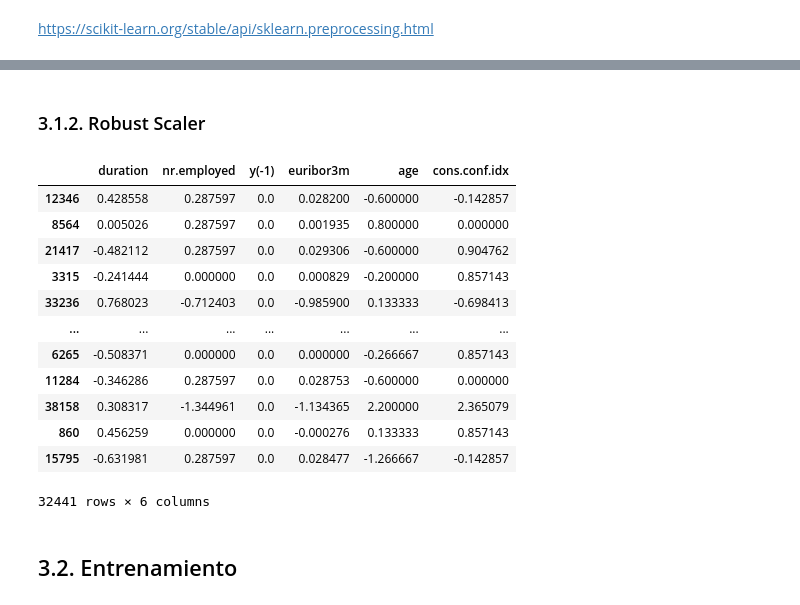
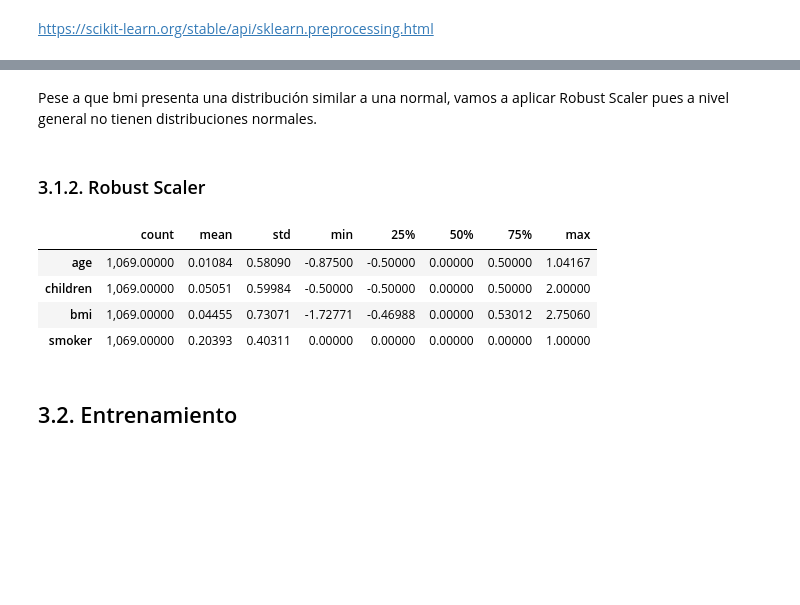
Before and after one commit to jjimvar/intro-ml, a Jupyter notebook: src/02-regression.ipynb, the cells around one changed output, grey strips where cells are left out. Saved outputs shown, nothing was run; the diff lists cells and outputs as text; code cells hidden in the pictures; blank space fills up the shorter version.

```diff
--- a/src/02-regression.ipynb
+++ b/src/02-regression.ipynb
@@ -660,13 +626,13 @@ Fuente: https://shap.readthedocs.io/en/latest/generated/shap.Explainer.html#shap
 # %%
 # Ajustamos un modelo predictor para analizar la importancia de cada caract.
-model_gbc = GradientBoostingClassifier(random_state=42).fit(X_train1, y_train1)
+model_gbc = GradientBoostingRegressor(random_state=42).fit(X_train1, y_train1)
 # Instanciamos el shap explainer y extraemos los valores
 explainer = shap.Explainer(model_gbc, X_val)
 shap_vals = explainer(X_val).values
 # Pasamos los valores absolutos a un df
 imp_shap = np.abs(shap_vals).mean(axis=0)
 imp_shap_pct = imp_shap/imp_shap.sum()*100
-df_shap_imp = pd.DataFrame({"feature": X_train_sel.columns, "shap_imp": imp_shap_pct.round(3)}).sort_values('shap_imp', ascending=False)
+df_shap_imp = pd.DataFrame({"feature": X_train.columns, "shap_imp": imp_shap_pct.round(3)}).sort_values('shap_imp', ascending=False)
 df_shap_imp
 # %% [output]
 |  | feature | shap_imp |
@@ -719,6 +669,6 @@ df_importances
 # %%
 # Eliminamos aquellas con un permutation importance negativo
-df_sel=df_importances[(df_importances["rf_importance"]>2)&(df_importances["shap_imp"]>1.8)]
+df_sel=df_importances[(df_importances["rf_importance"]>1)&(df_importances["perm_imp"]>1)&(df_importances["shap_imp"]>1)]
 df_sel
 # %% [output]
 |  | feature | rf_importance | perm_imp | shap_imp |
@@ -895,11 +752,10 @@ https://scikit-learn.org/stable/api/sklearn.preprocessing.html
 # %%
 # Definimos características objetivo
 ## BBDD train
-y_train_final=X_train_final["y"]
-X_train_final.drop(columns="y", inplace=True)
+X_train=X_train[sel]
 ## BBDD test
-X_test_final=X_test_sel[sel]
+X_test=X_test[sel]
 
 # Visualizamos resultados
-X_train_final.describe().T
+X_train.describe().T
 # %% [output]
@@ -979,31 +776,32 @@ pd.DataFrame([med, men, cv, asim, asim_an, cur, cur_an, esc],
+# %% [markdown]
+Pese a que bmi presenta una distribución similar a una normal, vamos a aplicar Robust Scaler  pues a nivel general no tienen distribuciones normales.
 # %% [markdown]
 ### 3.1.2. Robust Scaler
 # %%
-# Instaciamos el escalador
-rb_scal=RobustScaler()
-# Ajustamos y transformamos para train
-train_sc=rb_scal.fit_transform(X_train_final)
-## Pasamos a df
-X_train_sc=pd.DataFrame(train_sc, columns=X_train_final.columns, index=X_train_final.index)
-# Solo transformamos para test (independia base datos)
-test_sc=rb_scal.transform(X_test_final)
-## Pasamos a df
-X_test_sc=pd.DataFrame(test_sc, columns=X_test_final.columns, index=X_test_final.index)
+#Instaciamos el escalador
+scal=RobustScaler()
+##Ajustamos y transformamos para train
+train_sc=scal.fit_transform(X_train.drop(columns="smoker")) #no es necesario escalar una variable con una escala cercana a 1 (0/1)
+##Solo transformamos para test (independia base datos)
+test_sc=scal.transform(X_test.drop(columns="smoker"))
+
+#Pasamos a df
+##Columnas
+col=X_train.drop(columns="smoker").columns
+##Train
+X_train_sc=pd.DataFrame(train_sc, columns=col, index=X_train.index)
+X_train_sc["smoker"]=X_train["smoker"]
+##Test
+X_test_sc=pd.DataFrame(test_sc, columns=col, index=X_test.index)
+X_test_sc["smoker"]=X_test["smoker"]
 # %%
-X_train_sc
+#Testamos el resultado
+X_train_sc.describe().T
 # %% [output]
-|  | duration | nr.employed | y(-1) | euribor3m | age | cons.conf.idx |
-| 12346 | 0.428558 | 0.287597 | 0.0 | 0.028200 | -0.600000 | -0.142857 |
-| 8564 | 0.005026 | 0.287597 | 0.0 | 0.001935 | 0.800000 | 0.000000 |
-| 21417 | -0.482112 | 0.287597 | 0.0 | 0.029306 | -0.600000 | 0.904762 |
-| 3315 | -0.241444 | 0.000000 | 0.0 | 0.000829 | -0.200000 | 0.857143 |
-| 33236 | 0.768023 | -0.712403 | 0.0 | -0.985900 | 0.133333 | -0.698413 |
-| ... | ... | ... | ... | ... | ... | ... |
-| 6265 | -0.508371 | 0.000000 | 0.0 | 0.000000 | -0.266667 | 0.857143 |
-| 11284 | -0.346286 | 0.287597 | 0.0 | 0.028753 | -0.600000 | 0.000000 |
-| 38158 | 0.308317 | -1.344961 | 0.0 | -1.134365 | 2.200000 | 2.365079 |
-| 860 | 0.456259 | 0.000000 | 0.0 | -0.000276 | 0.133333 | 0.857143 |
-| 15795 | -0.631981 | 0.287597 | 0.0 | 0.028477 | -1.266667 | -0.142857 |
+|  | count | mean | std | min | 25% | 50% | 75% | max |
+| age | 1,069.00000 | 0.01084 | 0.58090 | -0.87500 | -0.50000 | 0.00000 | 0.50000 | 1.04167 |
+| children | 1,069.00000 | 0.05051 | 0.59984 | -0.50000 | -0.50000 | 0.00000 | 0.50000 | 2.00000 |
+| bmi | 1,069.00000 | 0.04455 | 0.73071 | -1.72771 | -0.46988 | 0.00000 | 0.53012 | 2.75060 |
+| smoker | 1,069.00000 | 0.20393 | 0.40311 | 0.00000 | 0.00000 | 0.00000 | 0.00000 | 1.00000 |
-32441 rows × 6 columns
 # %% [markdown]
 ## 3.2. Entrenamiento
```
Also changed, not shown: parts of 85 cells of this notebook, 2 other files.
